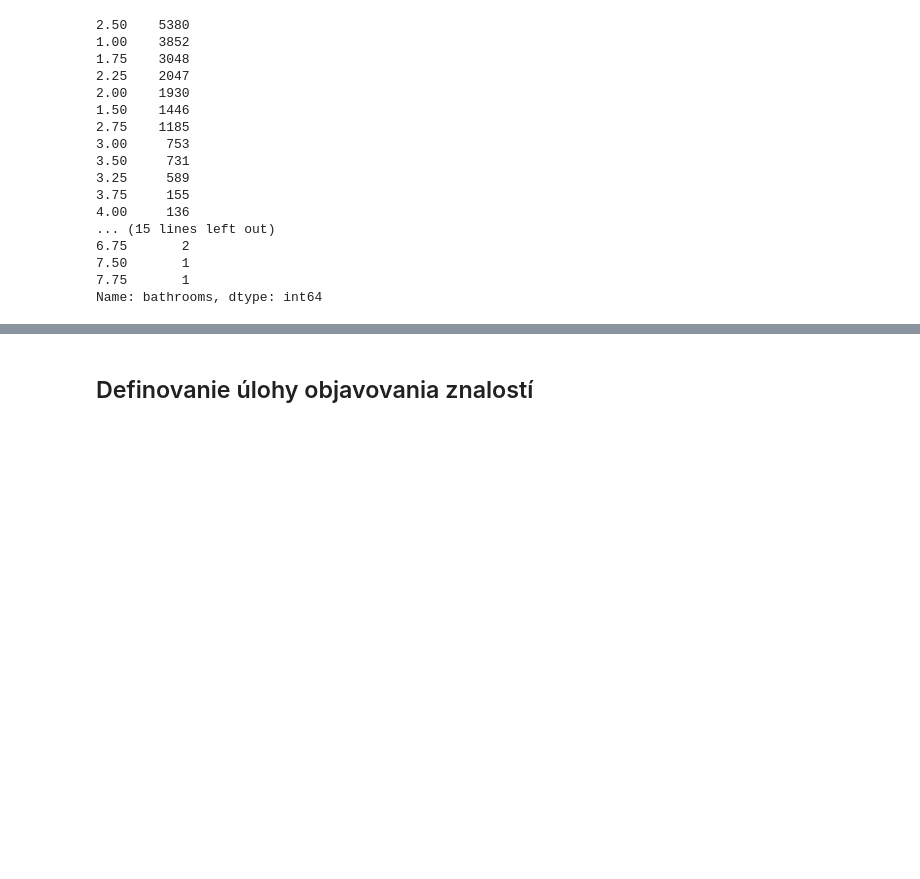
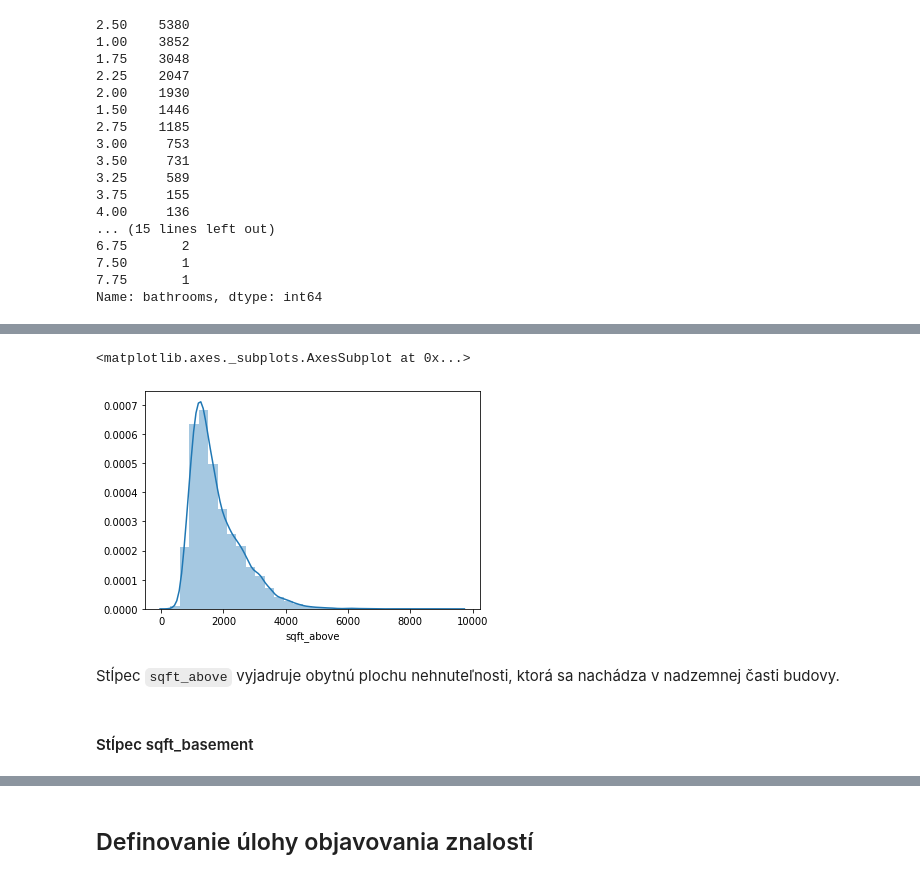
Before and after one commit to mirec3009/oznal_project, a Jupyter notebook: Explorativna_analyza.ipynb, the cells around one changed output, grey strips where cells are left out. Drawn from its saved outputs; the diff is of its cells as text; code cells hidden in the pictures; blank space fills up the shorter version.

```diff
--- a/Explorativna_analyza.ipynb
+++ b/Explorativna_analyza.ipynb
@@ -315,0 +492,9 @@ Name: bathrooms, dtype: int64
+# %%
+sns.distplot(df["sqft_above"], bins=30)
+# %% [output]
+<matplotlib.axes._subplots.AxesSubplot at 0x...>
+[figure, added]
+# %% [markdown]
+Stĺpec `sqft_above` vyjadruje obytnú plochu nehnuteľnosti, ktorá sa nachádza v nadzemnej časti budovy.
+# %% [markdown]
+#### Stĺpec sqft_basement
```
Also changed, not shown: parts of 64 cells of this notebook.
